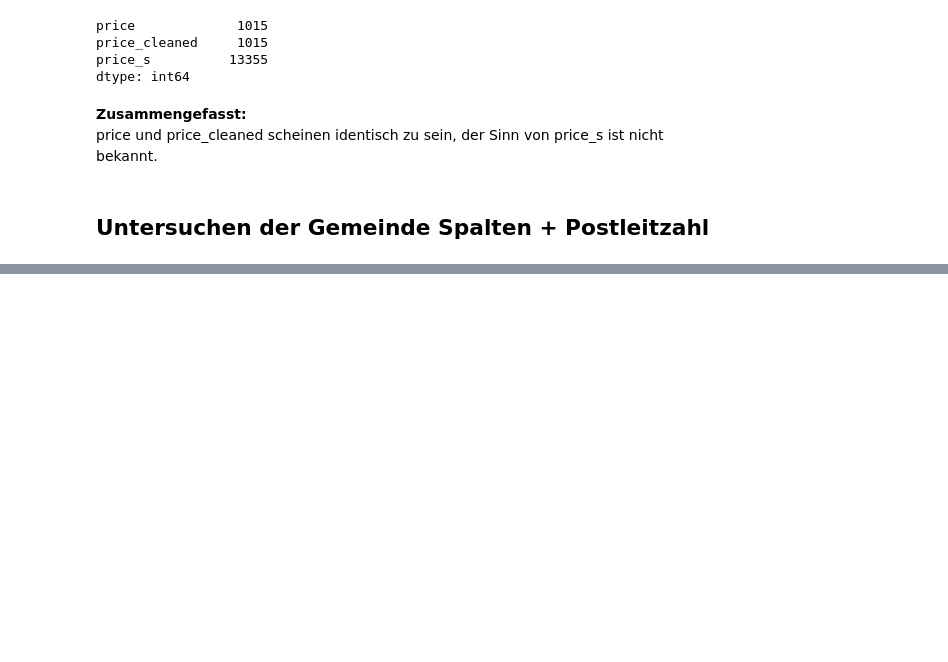
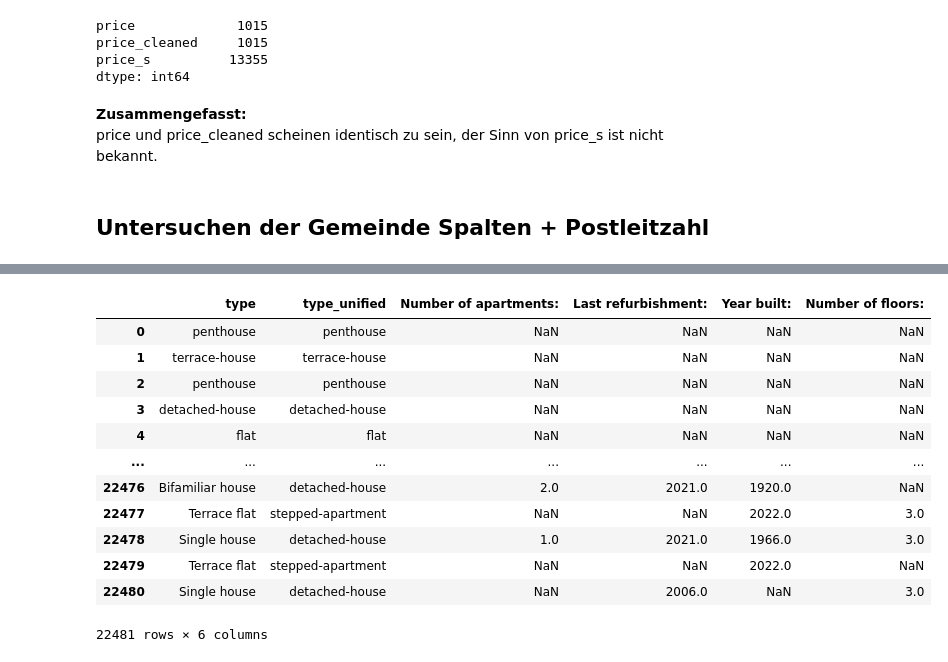
Before and after one commit to staldenhoefler/immo_challenge, a Jupyter notebook: notebooks/EDA.ipynb, the cells around one changed output, grey strips where cells are left out. Drawn from its saved outputs; the diff is of its cells as text; code cells hidden in the pictures; blank space fills up the shorter version.

```diff
--- a/notebooks/EDA.ipynb
+++ b/notebooks/EDA.ipynb
@@ -369,0 +409,16 @@ Name: count, Length: 2681, dtype: int64
+# %%
+df_house
+# %% [output]
+|  | type | type_unified | Number of apartments: | Last refurbishment: | Year built: | Number of floors: |
+| 0 | penthouse | penthouse | NaN | NaN | NaN | NaN |
+| 1 | terrace-house | terrace-house | NaN | NaN | NaN | NaN |
+| 2 | penthouse | penthouse | NaN | NaN | NaN | NaN |
+| 3 | detached-house | detached-house | NaN | NaN | NaN | NaN |
+| 4 | flat | flat | NaN | NaN | NaN | NaN |
+| ... | ... | ... | ... | ... | ... | ... |
+| 22476 | Bifamiliar house | detached-house | 2.0 | 2021.0 | 1920.0 | NaN |
+| 22477 | Terrace flat | stepped-apartment | NaN | NaN | 2022.0 | 3.0 |
+| 22478 | Single house | detached-house | 1.0 | 2021.0 | 1966.0 | 3.0 |
+| 22479 | Terrace flat | stepped-apartment | NaN | NaN | 2022.0 | NaN |
+| 22480 | Single house | detached-house | NaN | 2006.0 | NaN | 3.0 |
+22481 rows × 6 columns
```
Also changed, not shown: parts of 56 cells of this notebook.
